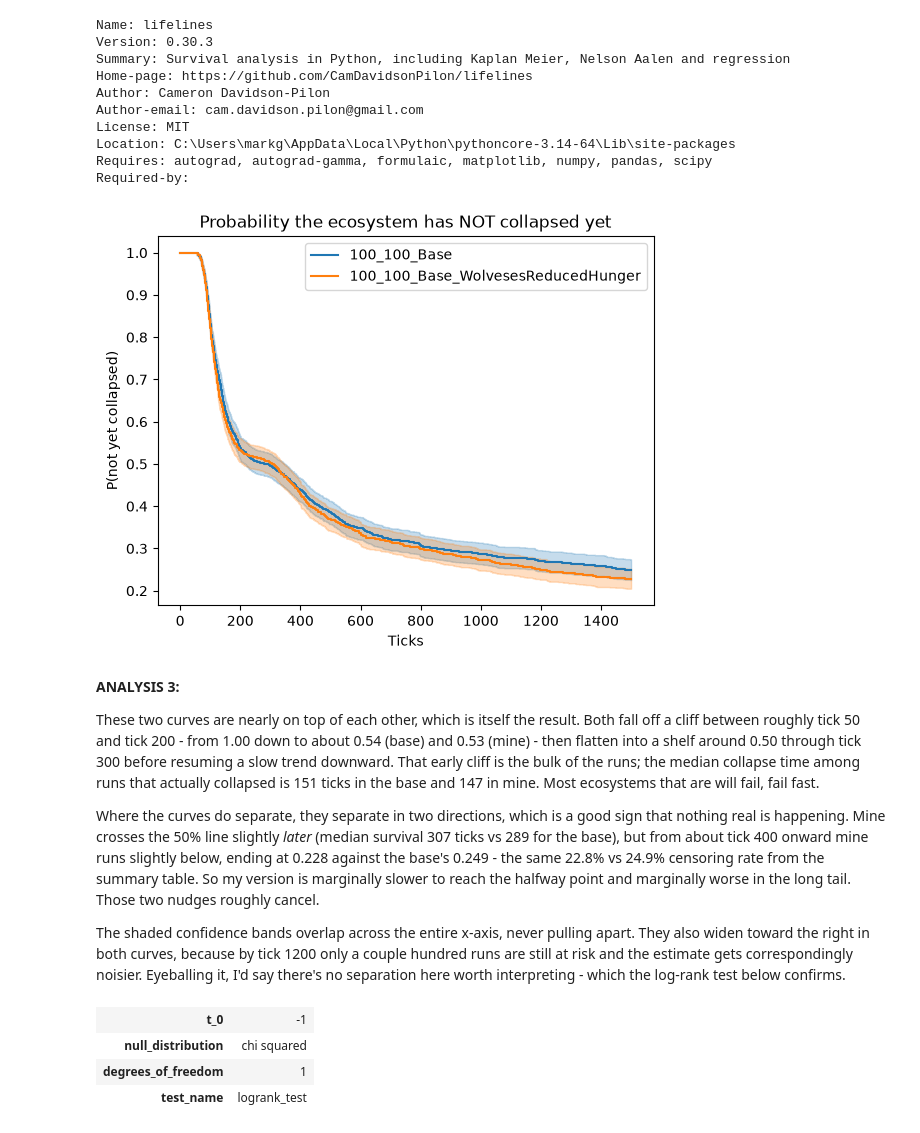
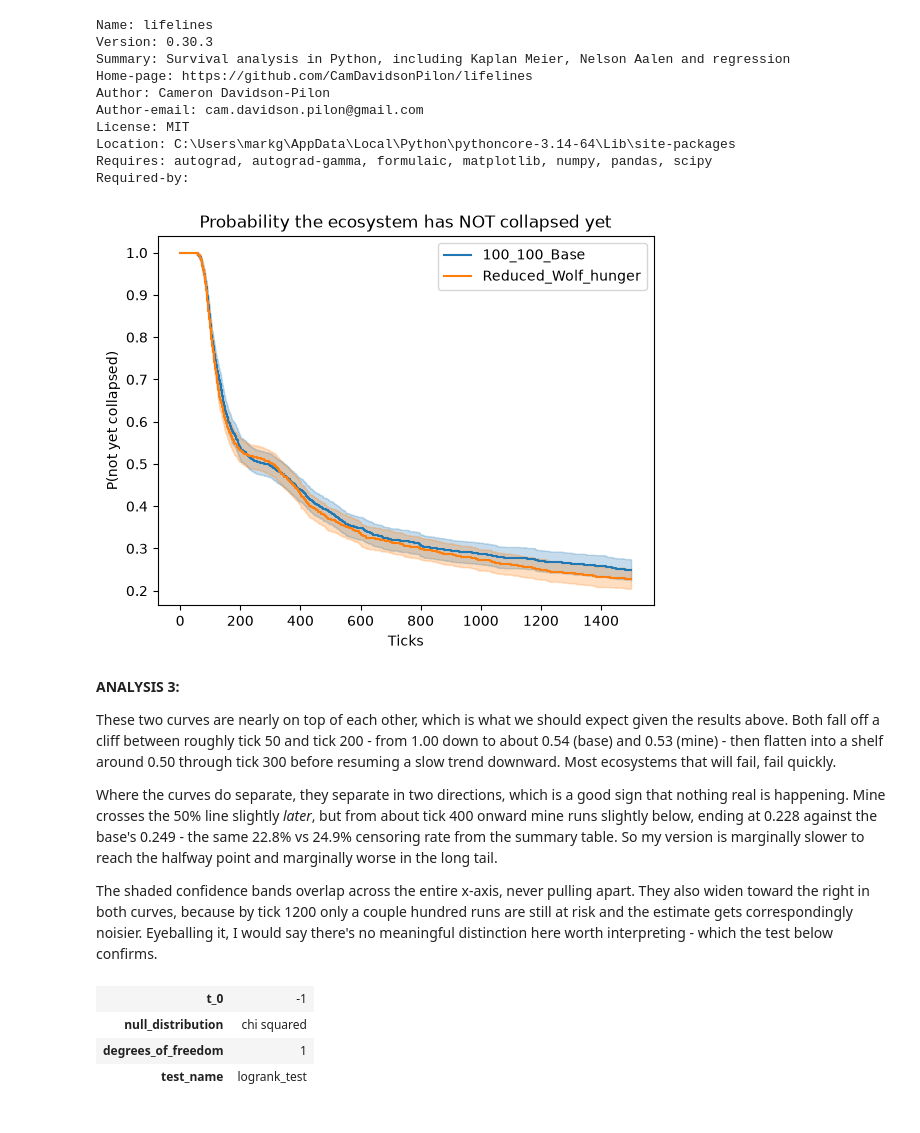
Before and after one commit to MarkGScott960/DACSS690C_HW4, a Jupyter notebook: wolves_sheep_BS_comparison.ipynb, the cells around one changed output. Saved outputs shown, nothing was run; the diff lists cells and outputs as text; code cells hidden in the pictures.

```diff
--- a/wolves_sheep_BS_comparison.ipynb
+++ b/wolves_sheep_BS_comparison.ipynb
@@ -178,37 +175,37 @@ Required-by:
 # %%
 from lifelines import KaplanMeierFitter
 from lifelines.statistics import logrank_test
 
 both["event"] = ~both["censored"]  # event = 1 if collapse actually happened before the time limit
 
 sub_100 = both[both["config"] == "100_100_Base"]
 sub_100_marks = both[both["config"] == "Reduced_Wolf_Hunger"]
 
 kmf_100 = KaplanMeierFitter()
 kmf_100_marks = KaplanMeierFitter()
 
 ax = plt.subplot(111)
 kmf_100.fit(sub_100["step"], event_observed=sub_100["event"], label="100_100_Base")
 kmf_100.plot_survival_function(ax=ax)
 
 
-kmf_100_marks.fit(sub_100_marks["step"], event_observed=sub_100_marks["event"], label="100_100_Base_WolvesesReducedHunger")
+kmf_100_marks.fit(sub_100_marks["step"], event_observed=sub_100_marks["event"], label="Reduced_Wolf_hunger")
 kmf_100_marks.plot_survival_function(ax=ax)
 
 plt.title("Probability the ecosystem has NOT collapsed yet")
 plt.xlabel("Ticks")
 plt.ylabel("P(not yet collapsed)")
 plt.show()
 # %% [output]
-[figure, old version]
+[figure, new version]
 # %% [markdown]
 **ANALYSIS 3:**
 
-These two curves are nearly on top of each other, which is itself the result. Both fall off a cliff between roughly tick 50 and tick 200 - from 1.00 down to about 0.54 (base) and 0.53 (mine) - then flatten into a shelf around 0.50 through tick 300 before resuming a slow trend downward. That early cliff is the bulk of the runs; the median collapse time among runs that actually collapsed is 151 ticks in the base and 147 in mine. Most ecosystems that are will fail, fail fast.
+These two curves are nearly on top of each other, which is what we should expect given the results above. Both fall off a cliff between roughly tick 50 and tick 200 - from 1.00 down to about 0.54 (base) and 0.53 (mine) - then flatten into a shelf around 0.50 through tick 300 before resuming a slow trend downward. Most ecosystems that will fail, fail quickly.
 
-Where the curves do separate, they separate in two directions, which is a good sign that nothing real is happening. Mine crosses the 50% line slightly *later* (median survival 307 ticks vs 289 for the base), but from about tick 400 onward mine runs slightly below, ending at 0.228 against the base's 0.249 - the same 22.8% vs 24.9% censoring rate from the summary table. So my version is marginally slower to reach the halfway point and marginally worse in the long tail. Those two nudges roughly cancel.
+Where the curves do separate, they separate in two directions, which is a good sign that nothing real is happening. Mine crosses the 50% line slightly *later*, but from about tick 400 onward mine runs slightly below, ending at 0.228 against the base's 0.249 - the same 22.8% vs 24.9% censoring rate from the summary table. So my version is marginally slower to reach the halfway point and marginally worse in the long tail.
 
-The shaded confidence bands overlap across the entire x-axis, never pulling apart. They also widen toward the right in both curves, because by tick 1200 only a couple hundred runs are still at risk and the estimate gets correspondingly noisier. Eyeballing it, I'd say there's no separation here worth interpreting - which the log-rank test below confirms.
+The shaded confidence bands overlap across the entire x-axis, never pulling apart. They also widen toward the right in both curves, because by tick 1200 only a couple hundred runs are still at risk and the estimate gets correspondingly noisier. Eyeballing it, I would say there's no meaningful distinction here worth interpreting - which the test below confirms.
 # %%
 results = logrank_test(sub_100["step"], sub_100_marks["step"],
                         event_observed_A=sub_100["event"],
```
Also changed, not shown: parts of 8 cells of this notebook.
